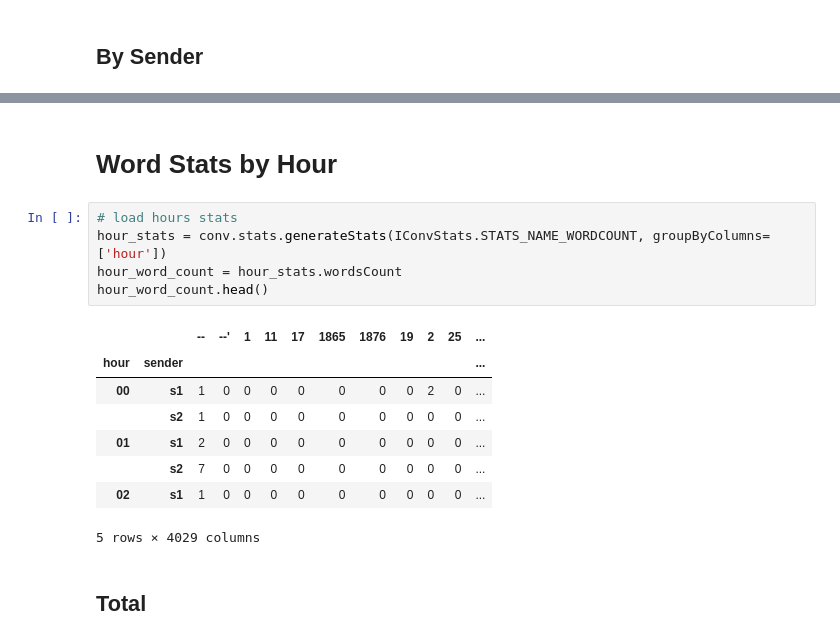
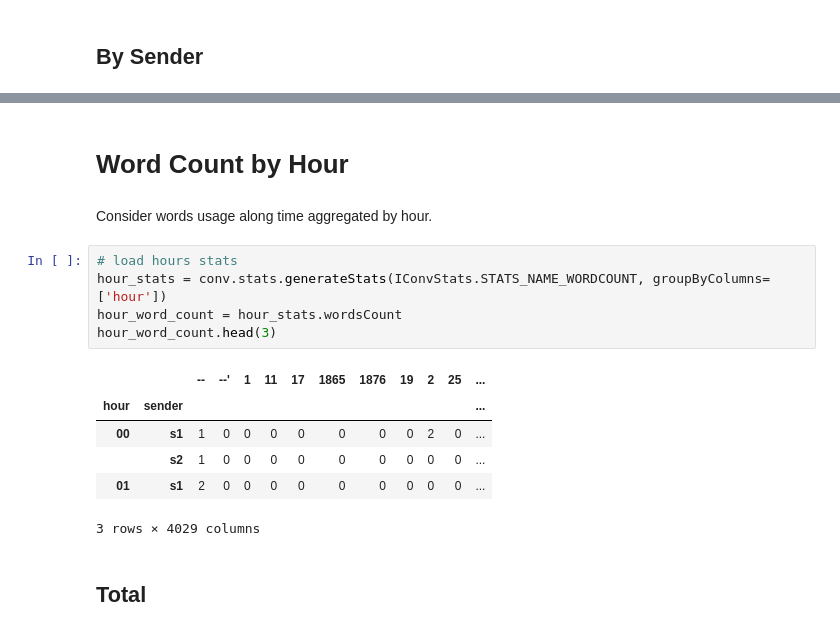
Before and after one commit to 5agado/conversation-analyzer, a Jupyter notebook: Conversation Analyzer - Words Stats.ipynb, the cells around one changed output, grey strips where cells are left out. Drawn from its saved outputs; the diff is of its cells as text.

Commit message:
Refactoring of lexical stats. Total cleanup of plotting functions. Complete notebooks basic+words stats.

```diff
--- a/Conversation Analyzer - Words Stats.ipynb
+++ b/Conversation Analyzer - Words Stats.ipynb
@@ -230,18 +180,18 @@ sns.plt.show()
 # %% [markdown]
-# Word Stats by Hour
+# Word Count by Hour
+# %% [markdown]
+Consider words usage along time aggregated by hour.
 # %%
 # load hours stats
 hour_stats = conv.stats.generateStats(IConvStats.STATS_NAME_WORDCOUNT, groupByColumns=['hour'])
 hour_word_count = hour_stats.wordsCount
-hour_word_count.head()
+hour_word_count.head(3)
 # %% [output]
 |  |  | -- | --' | 1 | 11 | 17 | 1865 | 1876 | 19 | 2 | 25 | ... |
 | hour | sender |  |  |  |  |  |  |  |  |  |  | ... |
 | 00 | s1 | 1 | 0 | 0 | 0 | 0 | 0 | 0 | 0 | 2 | 0 | ... |
 |  | s2 | 1 | 0 | 0 | 0 | 0 | 0 | 0 | 0 | 0 | 0 | ... |
 | 01 | s1 | 2 | 0 | 0 | 0 | 0 | 0 | 0 | 0 | 0 | 0 | ... |
-|  | s2 | 7 | 0 | 0 | 0 | 0 | 0 | 0 | 0 | 0 | 0 | ... |
-| 02 | s1 | 1 | 0 | 0 | 0 | 0 | 0 | 0 | 0 | 0 | 0 | ... |
-5 rows × 4029 columns
+3 rows × 4029 columns
 # %% [markdown]
 ## Total
```
Also changed, not shown: parts of 42 cells of this notebook, 8 other files.
